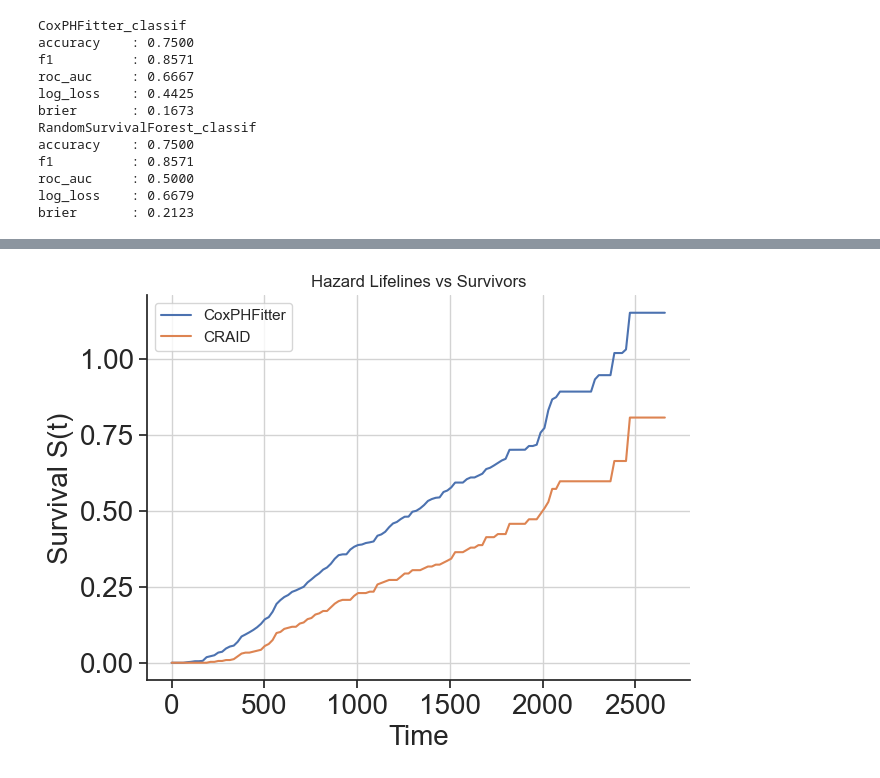
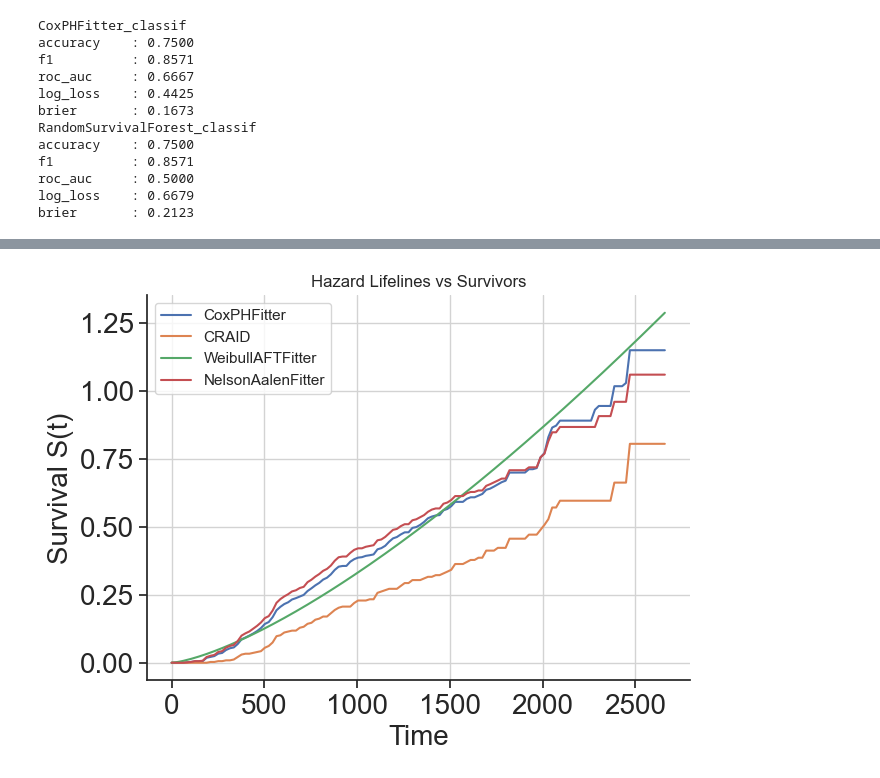
Before and after one commit to DimonZhi/SAWrap, a Jupyter notebook: wrap.ipynb, the cells around one changed output, grey strips where cells are left out. Saved outputs shown, nothing was run; the diff lists cells and outputs as text; code cells hidden in the pictures.

```diff
--- a/wrap.ipynb
+++ b/wrap.ipynb
@@ -402,16 +469,18 @@ auprc       : 0.5846
 # %%
-from lifelines import CoxPHFitter
+from lifelines import CoxPHFitter, NelsonAalenFitter, WeibullAFTFitter
 import survivors.datasets as ds
 from survivors.tree import CRAID
 
 X, y, features, categ, sch_nan = ds.load_gbsg_dataset()
 
 cr = CRAID(criterion='wilcoxon', depth=2, min_samples_leaf=0.1,
            signif=0.05, categ=categ, leaf_model="base")
 
 m_sa1 = SAWrapSA(CoxPHFitter()).fit(X, y)
 m_sa2 = SAWrapSA(cr).fit(X, y)
+m_sa3 = SAWrapSA(WeibullAFTFitter()).fit(X,y)
+m_sa4 = SAWrapSA(NelsonAalenFitter()).fit(X,y)
 
-plot_many([m_sa1, m_sa2], X, sample=0, mode="hazard", title="Hazard Lifelines vs Survivors")
+plot_many([m_sa1, m_sa2, m_sa3, m_sa4], X, sample=0, mode="hazard", title="Hazard Lifelines vs Survivors")
 # %% [output]
-[figure, old version]
+[figure, new version]
```
Also changed, not shown: parts of 6 cells of this notebook.
